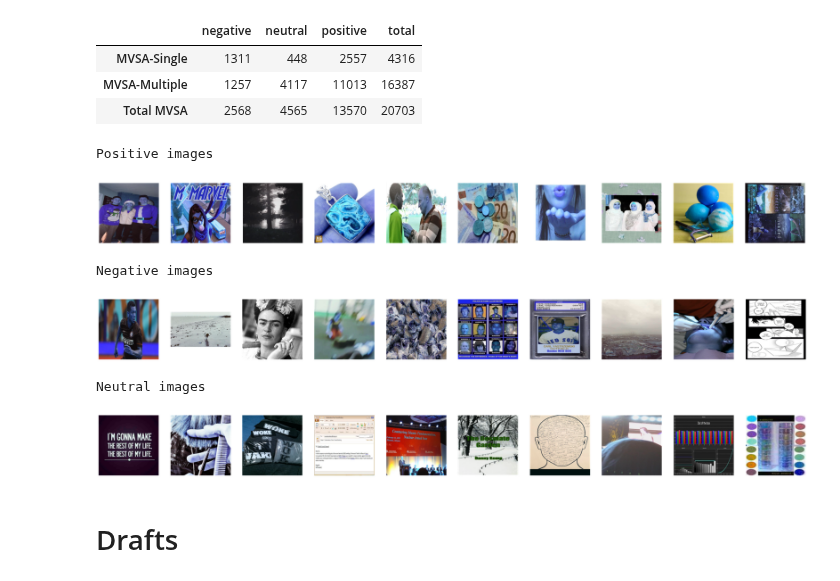
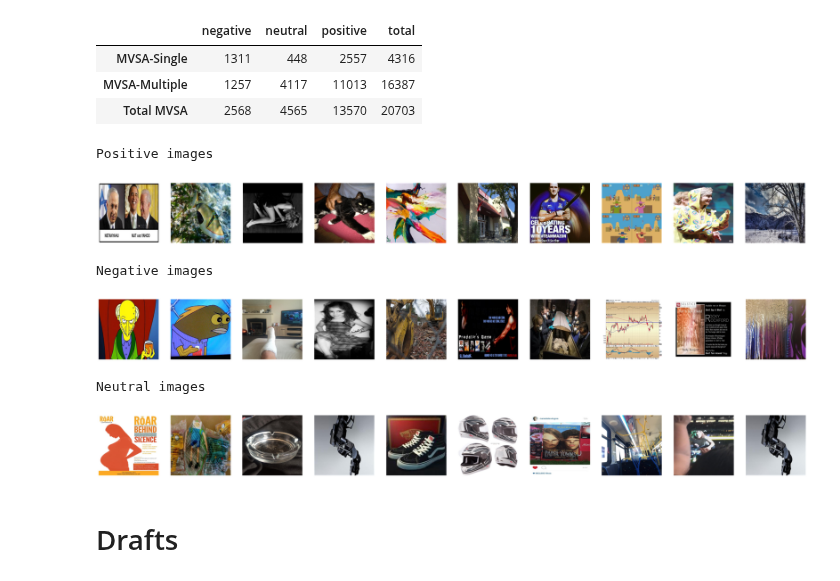
Before and after one commit to nhmt120/multimodal-sentiment-analysis, a Jupyter notebook: mvsa-read-data.ipynb, the cells around one changed output. Drawn from its saved outputs; the diff is of its cells as text; code cells hidden in the pictures.

Commit message:
Modify visualization.

```diff
--- a/mvsa-read-data.ipynb
+++ b/mvsa-read-data.ipynb
@@ -391,36 +391,36 @@ for i in range(10):
     fig.add_subplot(rows, columns, i + 1)
     positive_image_indices
     random_index = random.choice(positive_image_indices)
-    plt.imshow(mvsa_single_images_valid[random_index][:, :, ::-1])
+    plt.imshow(mvsa_single_images_valid[random_index])
     plt.axis('off')
 plt.show()
 # %% [output]
 Positive images
-[figure, old version]
+[figure, new version]
 # %%
 fig = plt.figure(figsize=(35, 10))
 print('Negative images')
 for i in range(10):
     fig.add_subplot(rows, columns, i + 1)
     random_index = random.choice(negative_image_indices)
-    plt.imshow(mvsa_single_images_valid[random_index][:, :, ::-1])
+    plt.imshow(mvsa_single_images_valid[random_index])
     plt.axis('off')
 plt.show()
 # %% [output]
 Negative images
-[figure, old version]
+[figure, new version]
 # %%
 fig = plt.figure(figsize=(35, 10))
 print('Neutral images')
 for i in range(10):
     fig.add_subplot(rows, columns, i + 1)
     random_index = random.choice(neutral_image_indices)
-    plt.imshow(mvsa_single_images_valid[random_index][:, :, ::-1])
+    plt.imshow(mvsa_single_images_valid[random_index])
     plt.axis('off')
 plt.show()
 # %% [output]
 Neutral images
-[figure, old version]
+[figure, new version]
 # %% [markdown]
 # Drafts
 # %%
```
